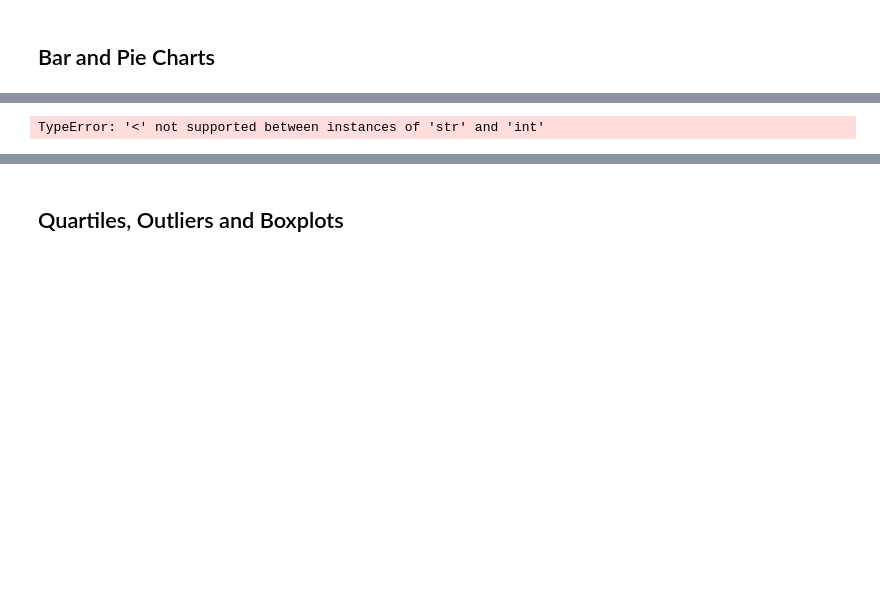
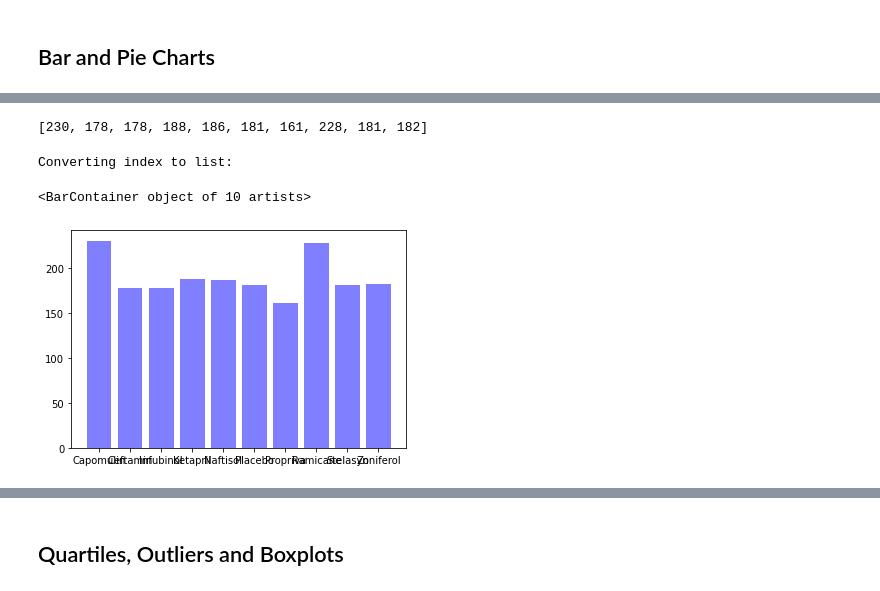
Before and after one commit to AutumnPh3n0m3n0n/Pharmaceutical_Analysis, a Jupyter notebook: Pymaceuticals/Pymaceuticals/pymaceuticals_starter.ipynb, the cells around one changed output, grey strips where cells are left out. Cells and saved outputs as stored; diff of their text form; code cells hidden in the pictures; blank space fills up the shorter version.

```diff
--- a/Pymaceuticals/Pymaceuticals/pymaceuticals_starter.ipynb
+++ b/Pymaceuticals/Pymaceuticals/pymaceuticals_starter.ipynb
@@ -183,10 +227,34 @@ KeyError: 'Drug Regimen'
 # %%
 # Generate a bar plot showing the total number of measurements taken on each drug regimen using pyplot.
-plt.bar(x_axis, users, color='r', alpha=0.5, align="center")
+#plt.bar(x_axis, users, color='r', alpha=0.5, align="center")
+#mice_df = mice_df.reset_index()
+mice_df
+regiment_nums = mice_df["Weight (g)"].values.tolist()
+regiment_nums
+# %% [output]
+[230, 178, 178, 188, 186, 181, 161, 228, 181, 182]
+# %%
+# Converting index column to list
+index_list = mice_df.index.tolist()
+
+print("Converting index to list:")
+
+# display index as list
+index_list
+
+plt.bar(index_list, regiment_nums, color='b', alpha=0.5, align="center")
+# %% [output]
+Converting index to list:
+<BarContainer object of 10 artists>
+[figure, added]
 # %%
 # Generate a pie plot showing the distribution of female versus male mice using pandas
-df_pie = mouse_statistics_df.plot.pie(y='Drug Regimen', figsize=(5, 5))
+Genders = ["Male", "Female"]
+num_males = mouse_statistics_df[mouse_statistics_df["Sex"] == "Male"].count()
+num_males
+num_females = mouse_statistics_df[mouse_statistics_df["Sex"] == "Female"].count()
+num_females
+Gender_nums = [958, 935]
+colours = ["Blue", "Red"]
-# %% [output]
-TypeError: '<' not supported between instances of 'str' and 'int'
 # %%
 # Generate a pie plot showing the distribution of female versus male mice using pyplot
```
Also changed, not shown: parts of 10 cells of this notebook.
